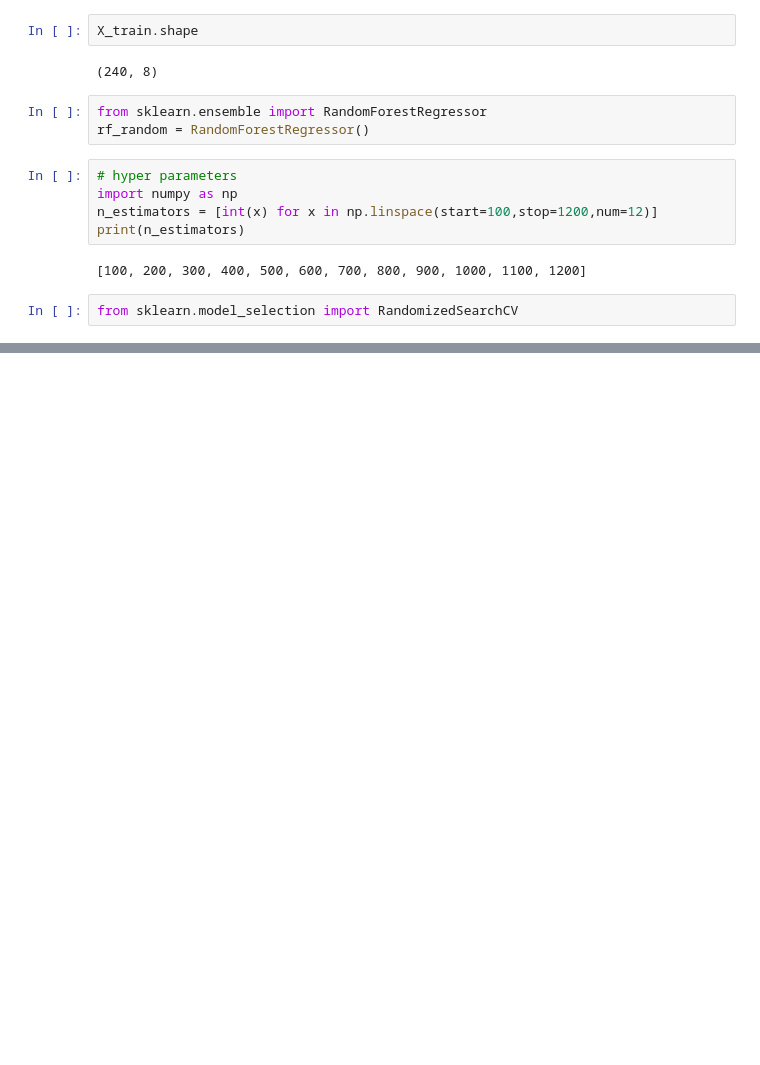
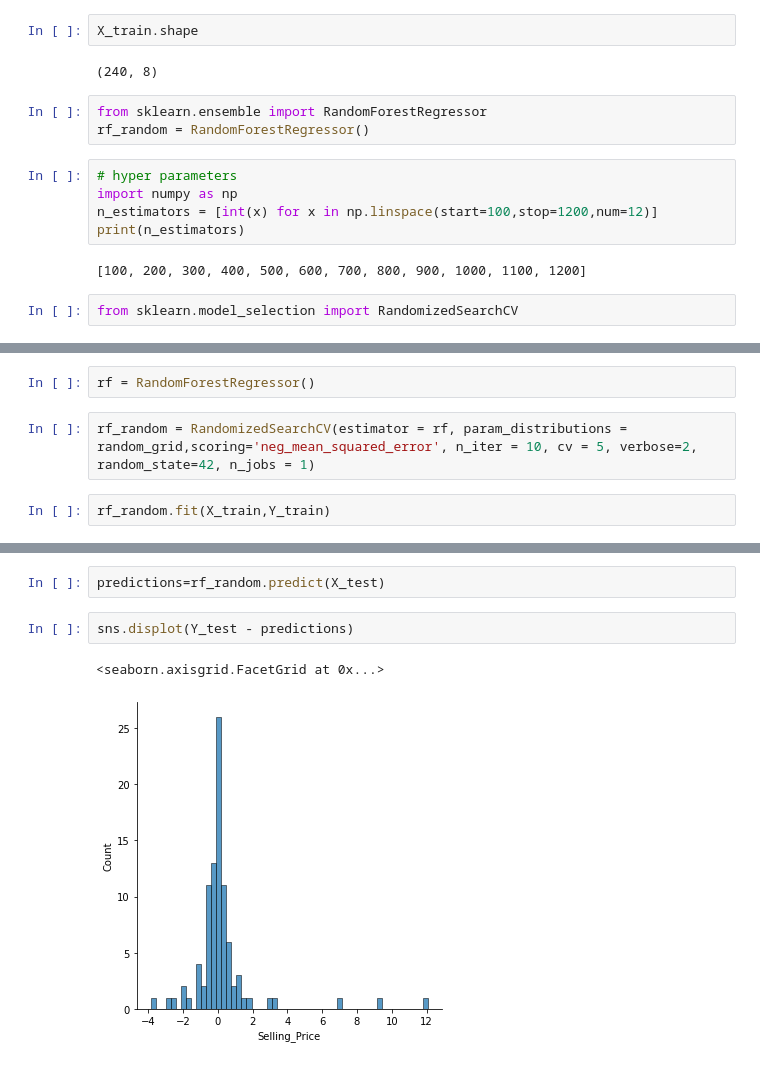
Before and after one commit to purplevarun/car-price-prediction, a Jupyter notebook: Untitled.ipynb, the cells around one changed output, grey strips where cells are left out. Saved outputs shown, nothing was run; the diff lists cells and outputs as text; blank space fills up the shorter version.

```diff
--- a/Untitled.ipynb
+++ b/Untitled.ipynb
@@ -272,0 +302,6 @@ min
+# %%
+rf = RandomForestRegressor()
+# %%
+rf_random = RandomizedSearchCV(estimator = rf, param_distributions = random_grid,scoring='neg_mean_squared_error', n_iter = 10, cv = 5, verbose=2, random_state=42, n_jobs = 1)
+# %%
+rf_random.fit(X_train,Y_train)
@@ -272,0 +345,7 @@ min
+# %%
+predictions=rf_random.predict(X_test)
+# %%
+sns.displot(Y_test - predictions)
+# %% [output]
+<seaborn.axisgrid.FacetGrid at 0x...>
+[figure, added]
```
Also changed, not shown: parts of 10 cells of this notebook, 1 other file.
